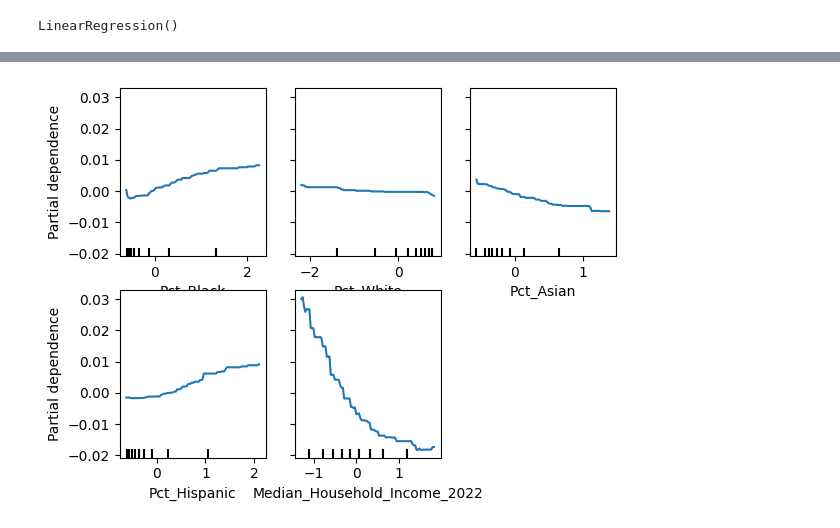
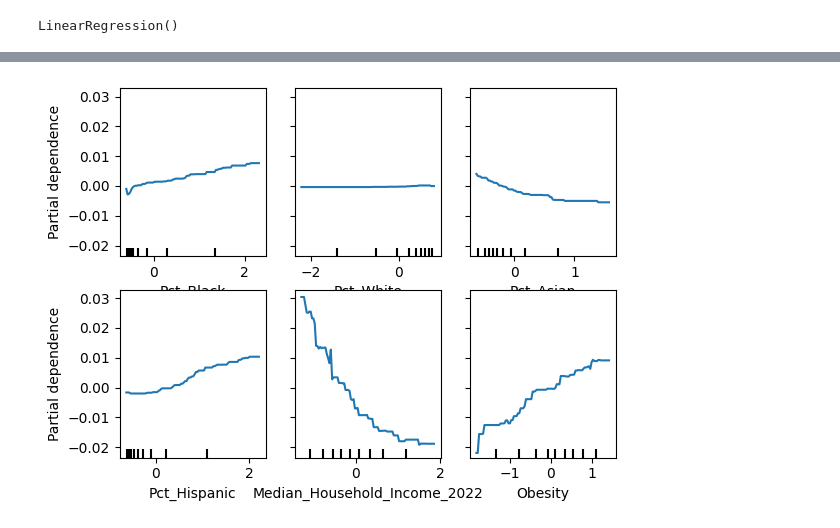
Before and after one commit to festiveelephantseal/UH-CEA-Summer-Research, a Jupyter notebook: Research.ipynb, the cells around one changed output, grey strips where cells are left out. Drawn from its saved outputs; the diff is of its cells as text; code cells hidden in the pictures.

```diff
--- a/Research.ipynb
+++ b/Research.ipynb
@@ -140,12 +140,12 @@ plt.show()
 # %%
 from sklearn.inspection import PartialDependenceDisplay
 from sklearn.ensemble import GradientBoostingRegressor
 
 gb_model = GradientBoostingRegressor().fit(X_scaled, y)
-PartialDependenceDisplay.from_estimator(gb_model, X_scaled, features=["Pct_Black", "Pct_White", "Pct_Asian", "Pct_Hispanic", "Median_Household_Income_2022"])
+PartialDependenceDisplay.from_estimator(gb_model, X_scaled, features=["Pct_Black", "Pct_White", "Pct_Asian", "Pct_Hispanic", "Median_Household_Income_2022", "Obesity"])
 plt.show()
 # %% [output]
-[figure, old version]
+[figure, new version]
 # %%
 std_df = pd.DataFrame({"Feature": X.columns, "Standard Deviation": scaler.scale_})
 
```
Also changed, not shown: parts of 16 cells of this notebook, 8 other files.
